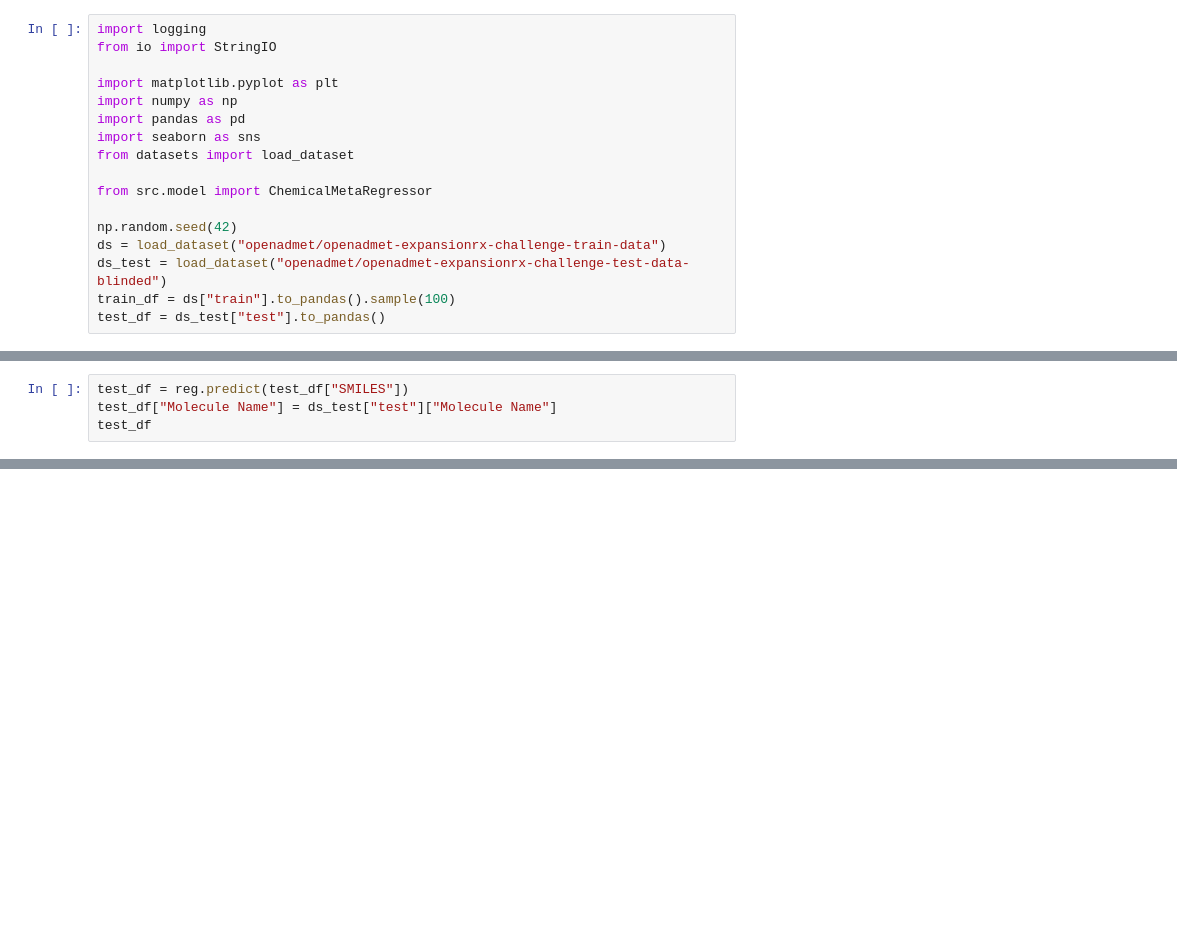
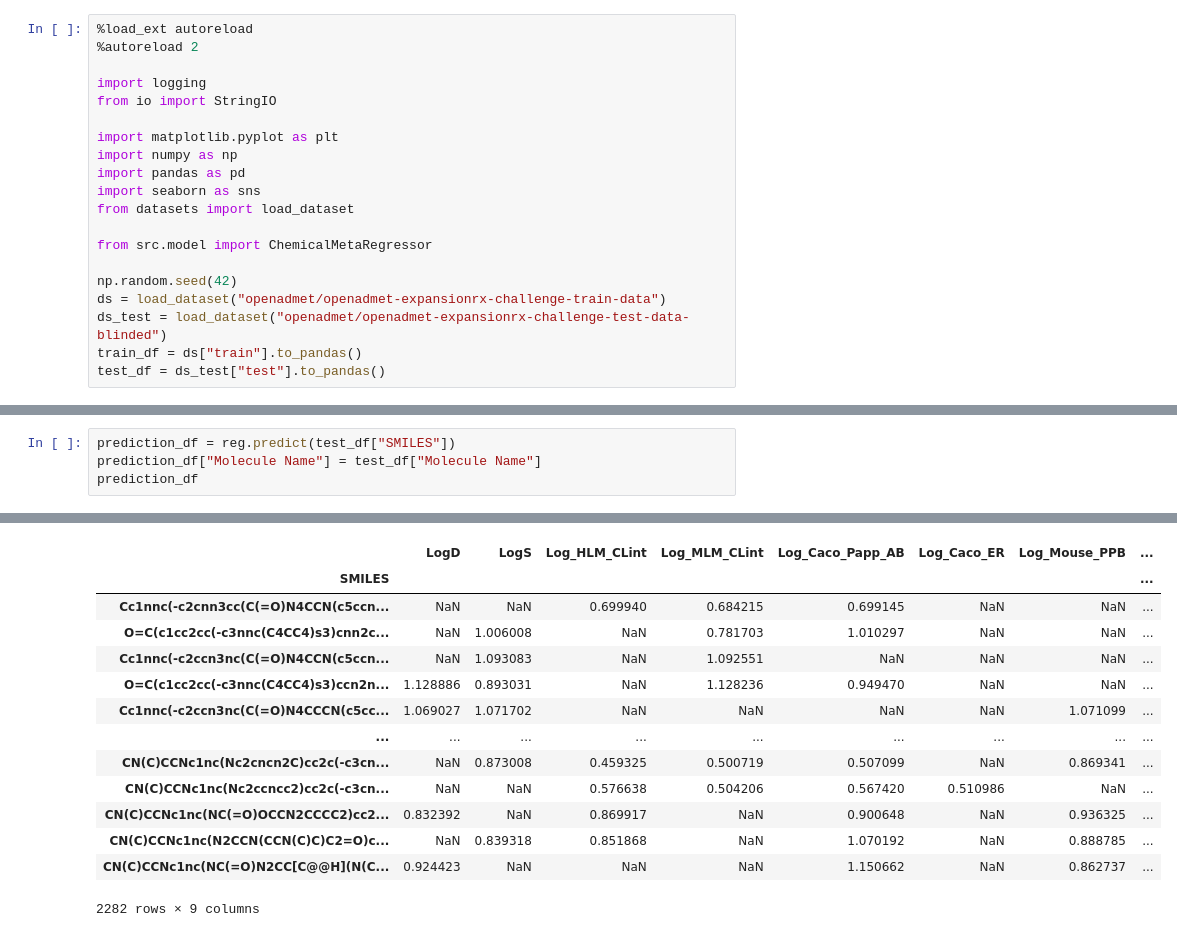
Before and after one commit to jonswain/OpenADMET_ExpansionRx_Blind_Challenge, a Jupyter notebook: usage.ipynb, the cells around one changed output, grey strips where cells are left out. Drawn from its saved outputs; the diff is of its cells as text; blank space fills up the shorter version.

```diff
--- a/usage.ipynb
+++ b/usage.ipynb
@@ -1,4 +1,7 @@
 # %%
+%load_ext autoreload
+%autoreload 2
+
 import logging
 from io import StringIO
 
@@ -13,5 +16,5 @@ from src.model import ChemicalMetaRegressor
 np.random.seed(42)
 ds = load_dataset("openadmet/openadmet-expansionrx-challenge-train-data")
 ds_test = load_dataset("openadmet/openadmet-expansionrx-challenge-test-data-blinded")
-train_df = ds["train"].to_pandas().sample(100)
+train_df = ds["train"].to_pandas()
 test_df = ds_test["test"].to_pandas()
@@ -60,4 +98,5 @@ reg.train_models(n_keep_classical=3)
 # %%
-test_df = reg.predict(test_df["SMILES"])
-test_df["Molecule Name"] = ds_test["test"]["Molecule Name"]
-test_df
+prediction_df = reg.predict(test_df["SMILES"])
+prediction_df["Molecule Name"] = test_df["Molecule Name"]
+prediction_df
+# %% [output]
@@ -64,3 +120,17 @@ test_df
+|  | LogD | LogS | Log_HLM_CLint | Log_MLM_CLint | Log_Caco_Papp_AB | Log_Caco_ER | Log_Mouse_PPB | ... |
+| SMILES |  |  |  |  |  |  |  | ... |
+| Cc1nnc(-c2cnn3cc(C(=O)N4CCN(c5ccn... | NaN | NaN | 0.699940 | 0.684215 | 0.699145 | NaN | NaN | ... |
+| O=C(c1cc2cc(-c3nnc(C4CC4)s3)cnn2c... | NaN | 1.006008 | NaN | 0.781703 | 1.010297 | NaN | NaN | ... |
+| Cc1nnc(-c2ccn3nc(C(=O)N4CCN(c5ccn... | NaN | 1.093083 | NaN | 1.092551 | NaN | NaN | NaN | ... |
+| O=C(c1cc2cc(-c3nnc(C4CC4)s3)ccn2n... | 1.128886 | 0.893031 | NaN | 1.128236 | 0.949470 | NaN | NaN | ... |
+| Cc1nnc(-c2ccn3nc(C(=O)N4CCCN(c5cc... | 1.069027 | 1.071702 | NaN | NaN | NaN | NaN | 1.071099 | ... |
+| ... | ... | ... | ... | ... | ... | ... | ... | ... |
+| CN(C)CCNc1nc(Nc2cncn2C)cc2c(-c3cn... | NaN | 0.873008 | 0.459325 | 0.500719 | 0.507099 | NaN | 0.869341 | ... |
+| CN(C)CCNc1nc(Nc2ccncc2)cc2c(-c3cn... | NaN | NaN | 0.576638 | 0.504206 | 0.567420 | 0.510986 | NaN | ... |
+| CN(C)CCNc1nc(NC(=O)OCCN2CCCC2)cc2... | 0.832392 | NaN | 0.869917 | NaN | 0.900648 | NaN | 0.936325 | ... |
+| CN(C)CCNc1nc(N2CCN(CCN(C)C)C2=O)c... | NaN | 0.839318 | 0.851868 | NaN | 1.070192 | NaN | 0.888785 | ... |
+| CN(C)CCNc1nc(NC(=O)N2CC[C@@H](N(C... | 0.924423 | NaN | NaN | NaN | 1.150662 | NaN | 0.862737 | ... |
+2282 rows × 9 columns
 # %%
 import warnings
 
```
Also changed, not shown: parts of 6 cells of this notebook.
